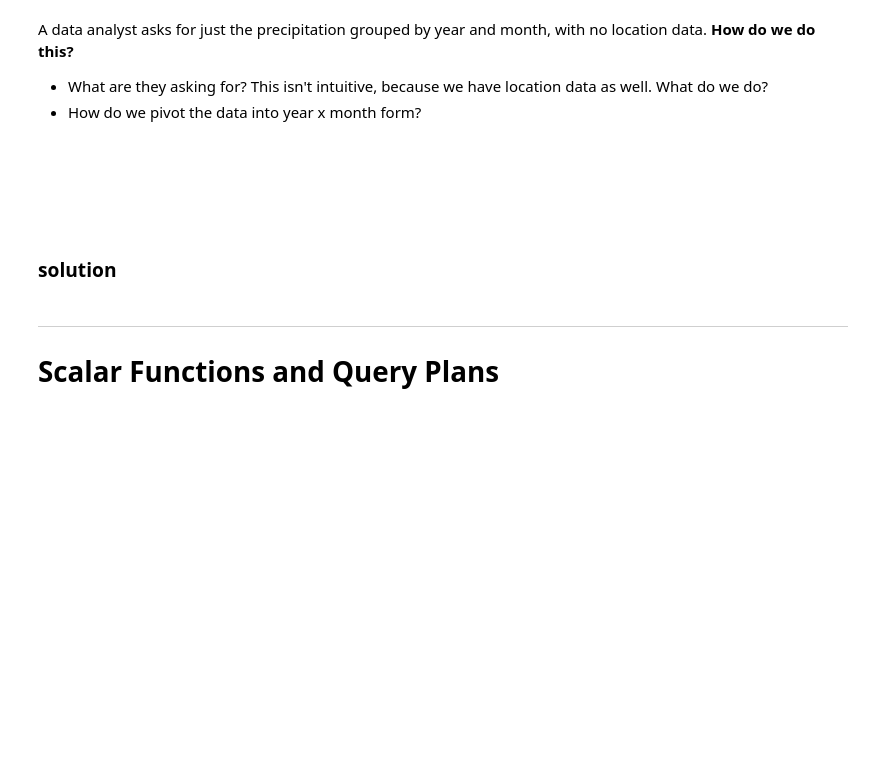
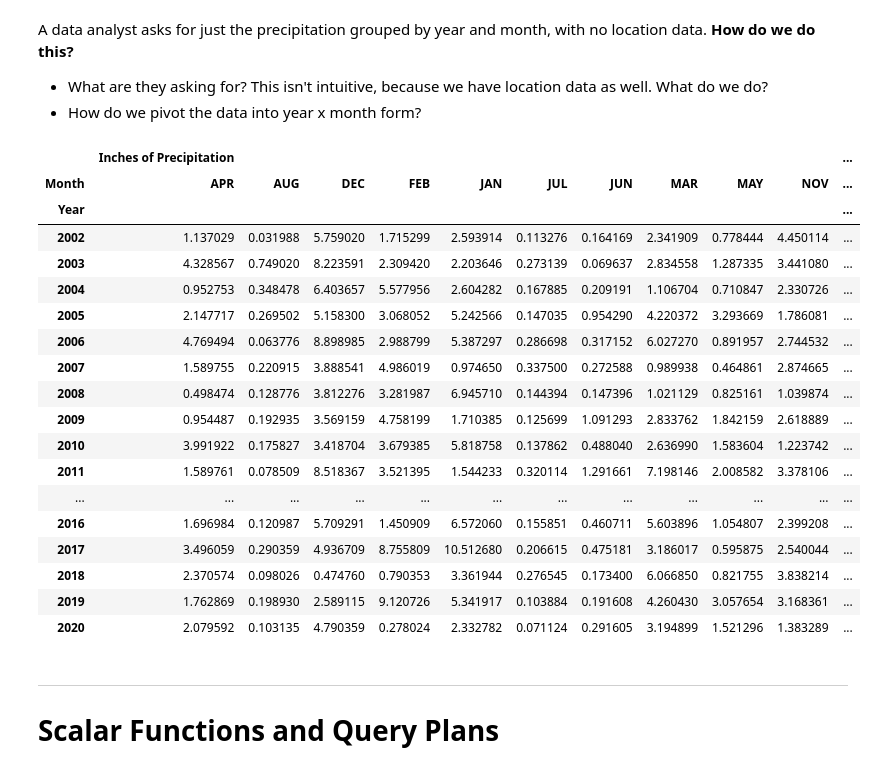
Before and after one commit to cal-data-eng/sp24-materials, a Jupyter notebook: lecture/lec12/lec12.ipynb, the cells around one changed output. Saved outputs shown, nothing was run; the diff lists cells and outputs as text; code cells hidden in the pictures; blank space fills up the shorter version.

```diff
--- a/lecture/lec12/lec12.ipynb
+++ b/lecture/lec12/lec12.ipynb
@@ -109,8 +232,29 @@ A data analyst asks for just the precipitation grouped by year and month, with n
 * What are they asking for? This isn't intuitive, because we have location data as well. What do we do?
 * How do we pivot the data into year x month form?
 # %%
-# fill in here
+(mmr
+ .groupby(['Year', 'Month'])
+ .mean('Inches of Precipitation')
+ .reset_index()
+ .pivot(index='Year', columns='Month')
+)
+# %% [output]
+|  | Inches of Precipitation |  |  |  |  |  |  |  |  |  | ... |
+| Month | APR | AUG | DEC | FEB | JAN | JUL | JUN | MAR | MAY | NOV | ... |
+| Year |  |  |  |  |  |  |  |  |  |  | ... |
+| 2002 | 1.137029 | 0.031988 | 5.759020 | 1.715299 | 2.593914 | 0.113276 | 0.164169 | 2.341909 | 0.778444 | 4.450114 | ... |
+| 2003 | 4.328567 | 0.749020 | 8.223591 | 2.309420 | 2.203646 | 0.273139 | 0.069637 | 2.834558 | 1.287335 | 3.441080 | ... |
+| 2004 | 0.952753 | 0.348478 | 6.403657 | 5.577956 | 2.604282 | 0.167885 | 0.209191 | 1.106704 | 0.710847 | 2.330726 | ... |
+| 2005 | 2.147717 | 0.269502 | 5.158300 | 3.068052 | 5.242566 | 0.147035 | 0.954290 | 4.220372 | 3.293669 | 1.786081 | ... |
+| 2006 | 4.769494 | 0.063776 | 8.898985 | 2.988799 | 5.387297 | 0.286698 | 0.317152 | 6.027270 | 0.891957 | 2.744532 | ... |
+| 2007 | 1.589755 | 0.220915 | 3.888541 | 4.986019 | 0.974650 | 0.337500 | 0.272588 | 0.989938 | 0.464861 | 2.874665 | ... |
+| 2008 | 0.498474 | 0.128776 | 3.812276 | 3.281987 | 6.945710 | 0.144394 | 0.147396 | 1.021129 | 0.825161 | 1.039874 | ... |
+| 2009 | 0.954487 | 0.192935 | 3.569159 | 4.758199 | 1.710385 | 0.125699 | 1.091293 | 2.833762 | 1.842159 | 2.618889 | ... |
+| 2010 | 3.991922 | 0.175827 | 3.418704 | 3.679385 | 5.818758 | 0.137862 | 0.488040 | 2.636990 | 1.583604 | 1.223742 | ... |
+| 2011 | 1.589761 | 0.078509 | 8.518367 | 3.521395 | 1.544233 | 0.320114 | 1.291661 | 7.198146 | 2.008582 | 3.378106 | ... |
+| ... | ... | ... | ... | ... | ... | ... | ... | ... | ... | ... | ... |
+| 2016 | 1.696984 | 0.120987 | 5.709291 | 1.450909 | 6.572060 | 0.155851 | 0.460711 | 5.603896 | 1.054807 | 2.399208 | ... |
+| 2017 | 3.496059 | 0.290359 | 4.936709 | 8.755809 | 10.512680 | 0.206615 | 0.475181 | 3.186017 | 0.595875 | 2.540044 | ... |
+| 2018 | 2.370574 | 0.098026 | 0.474760 | 0.790353 | 3.361944 | 0.276545 | 0.173400 | 6.066850 | 0.821755 | 3.838214 | ... |
+| 2019 | 1.762869 | 0.198930 | 2.589115 | 9.120726 | 5.341917 | 0.103884 | 0.191608 | 4.260430 | 3.057654 | 3.168361 | ... |
+| 2020 | 2.079592 | 0.103135 | 4.790359 | 0.278024 | 2.332782 | 0.071124 | 0.291605 | 3.194899 | 1.521296 | 1.383289 | ... |
-# %% [markdown]
-<br/><br/><br/><br/>
-
-### solution
```
Also changed, not shown: parts of 15 cells of this notebook.
